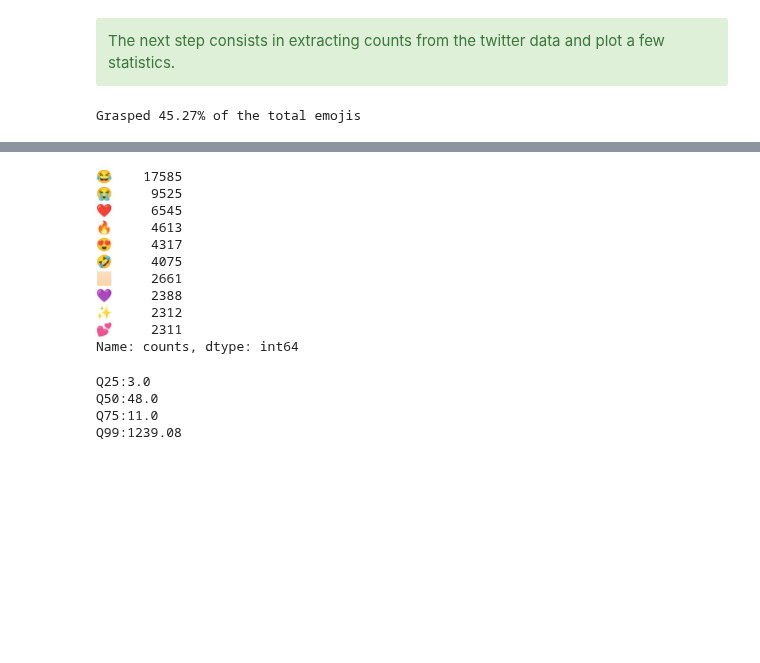
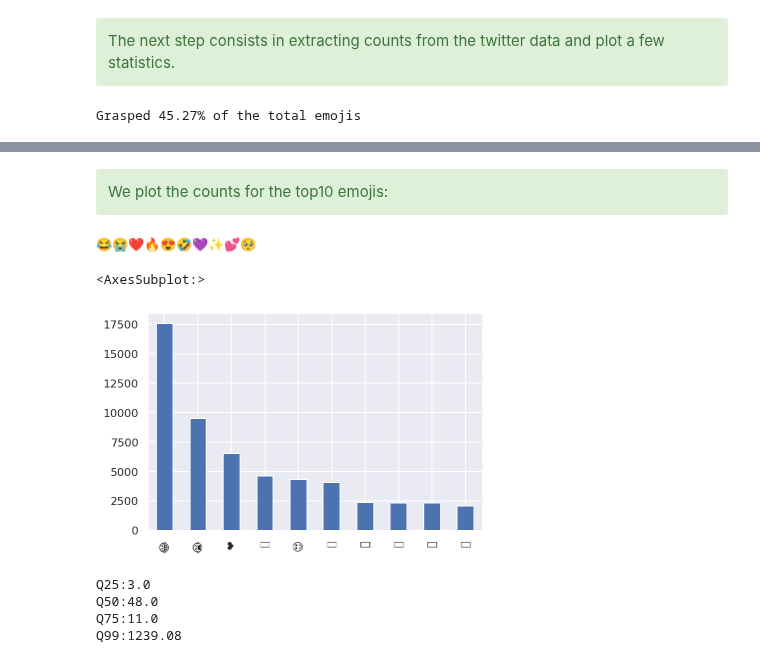
Before and after one commit to ymentha14/emojis_dataset, a Jupyter notebook: notebooks/3_selection.ipynb, the cells around one changed output, grey strips where cells are left out. Saved outputs shown, nothing was run; the diff lists cells and outputs as text; code cells hidden in the pictures; blank space fills up the shorter version.

```diff
--- a/notebooks/3_selection.ipynb
+++ b/notebooks/3_selection.ipynb
@@ -51,10 +75,12 @@ em_df = load_or_compute_em_df(path="../data/raw/tweets/em_counts.csv")
-# %%
-print_tot_emoji_ratio(em_df)
-# %% [output]
-Grasped 45.27% of the total emojis
+# %%
+em_df = load_or_compute_em_df(TWEET_EM_COUNT_PATH)
+
+print_tot_emoji_ratio(em_df)
+# %% [output]
+Grasped 45.27% of the total emojis
 # %%
-for i,em in enumerate(em_df.head(100).index):
-    print(em,end="")
-    if (i+1) % 10 == 0:
+for i, em in enumerate(em_df.head(100).index):
+    print(em, end="")
+    if (i + 1) % 25 == 0:
         print("\n")
 # %% [output]
@@ -80,16 +94,15 @@ for i,em in enumerate(em_df.head(100).index):
-# %%
-print(em_df.head(10))
-# %% [output]
-😂    17585
-😭     9525
-❤     6545
-🔥     4613
-😍     4317
-🤣     4075
-🏻     2661
-💜     2388
-✨     2312
-💕     2311
-Name: counts, dtype: int64
+# %% [markdown]
+<div class="alert alert-success">
+We plot the counts for the top10 emojis:
+</div>
+# %%
+top10 = em_df.head(10)
+for em in top10.index:
+    print(em,end="")
+top10.plot.bar()
+# %% [output]
+😂😭❤🔥😍🤣💜✨💕🥺
+<AxesSubplot:>
+[figure, added]
 # %%
 fig, ax = plt.subplots(1)
```
Also changed, not shown: parts of 20 cells of this notebook, 7 other files.
